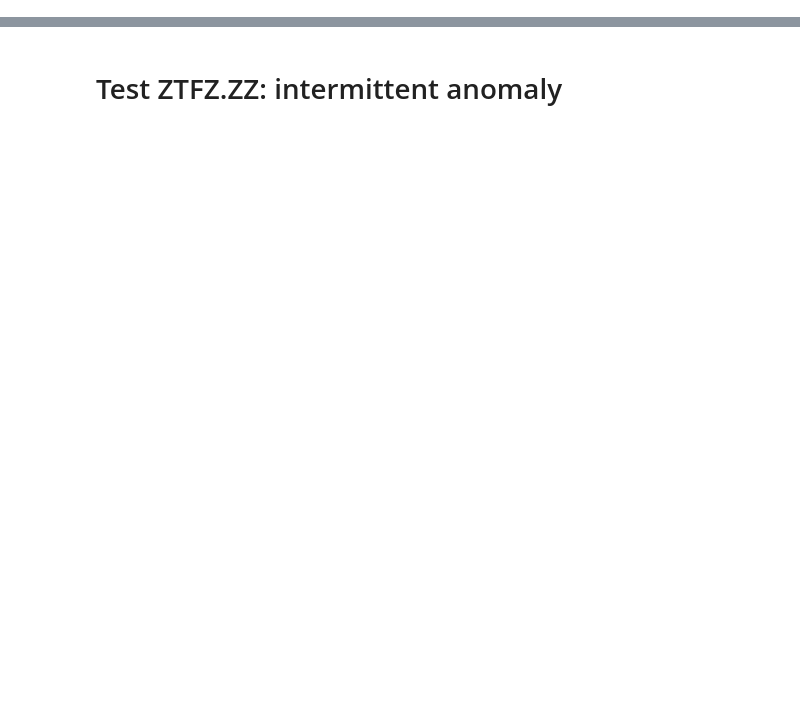
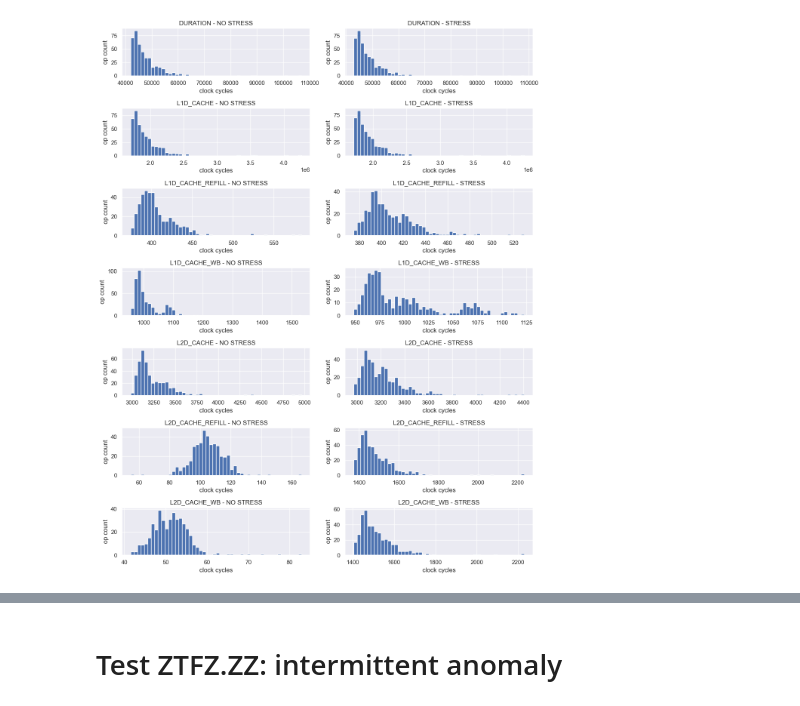
Before and after one commit to EU-TEACHING/teaching-avionics-dataset, a Jupyter notebook: analysis/stsb.ipynb, the cells around one changed output, grey strips where cells are left out. Cells and saved outputs as stored; diff of their text form; code cells hidden in the pictures; blank space fills up the shorter version.

Commit message:
[analysis] add cputheft and refactor stsb

```diff
--- a/analysis/stsb.ipynb
+++ b/analysis/stsb.ipynb
@@ -10,6 +10,7 @@ sns.set_theme()
 # %%
 anomaly = "LFBT_LFBL"
 metrics_config = 0
+ANOMALY_NAME = "STSB"
 # %%
 normal_df, _ = load_trace(anomaly, "xFTx.xx", metrics_config)
-stress_df, _ = load_trace(anomaly, "SFTS.SS", metrics_config)
+stress_df, _ = load_trace(anomaly, "SFTS.xx", metrics_config)
@@ -16,15 +33,15 @@ stress_df, _ = load_trace(anomaly, "SFTS.SS", metrics_config)
 # %%
 normal_df = (
-    normal_df[METRICS_CONFIGS[metrics_config]].groupby(normal_df.index // 25).mean()
+    normal_df[['DURATION'] + METRICS_CONFIGS[metrics_config]].groupby(normal_df.index // 25).mean()
 )
 normal_df.insert(
     len(normal_df.axes), "CONTEXT", ["NOSTRESS" for _ in range(len(normal_df))]
 )
 stress_df = (
-    stress_df[METRICS_CONFIGS[metrics_config]].groupby(stress_df.index // 25).mean()
+    stress_df[['DURATION'] + METRICS_CONFIGS[metrics_config]].groupby(stress_df.index // 25).mean()
 )
 stress_df.insert(
-    len(stress_df.axes), "CONTEXT", ["STSB" for _ in range(len(stress_df))]
+    len(stress_df.axes), "CONTEXT", [ANOMALY_NAME for _ in range(len(stress_df))]
 )
 # %%
 normal_df
@@ -31,18 +62,20 @@ normal_df
 # %%
-fig, axs = plt.subplots(6, 2, figsize=(12, 15))
-for i, o in enumerate(METRICS_CONFIGS[metrics_config]):
+fig, axs = plt.subplots(7, 2, figsize=(12, 15))
+for i, o in enumerate(['DURATION'] + METRICS_CONFIGS[metrics_config]):
     no_st_ax, st_ax = axs[i][0], axs[i][1]
     no_st_ax.set_title(f"{o} - NO STRESS")
     no_st_ax.set_xlabel("clock cycles")
     no_st_ax.set_ylabel("op count")
     st_ax.set_title(f"{o} - STRESS")
     st_ax.set_xlabel("clock cycles")
     st_ax.set_ylabel("op count")
     normal_df[o].hist(bins=50, ax=no_st_ax)
     stress_df[o].hist(bins=50, ax=st_ax)
 
 plt.tight_layout()
 plt.show()
+# %% [output]
+[figure, added]
 # %%
 predictors = ['L1D_CACHE_REFILL', 'L2D_CACHE_REFILL', 'L2D_CACHE_WB']
 # %%
```
Also changed, not shown: parts of 9 cells of this notebook, 1 other file.
